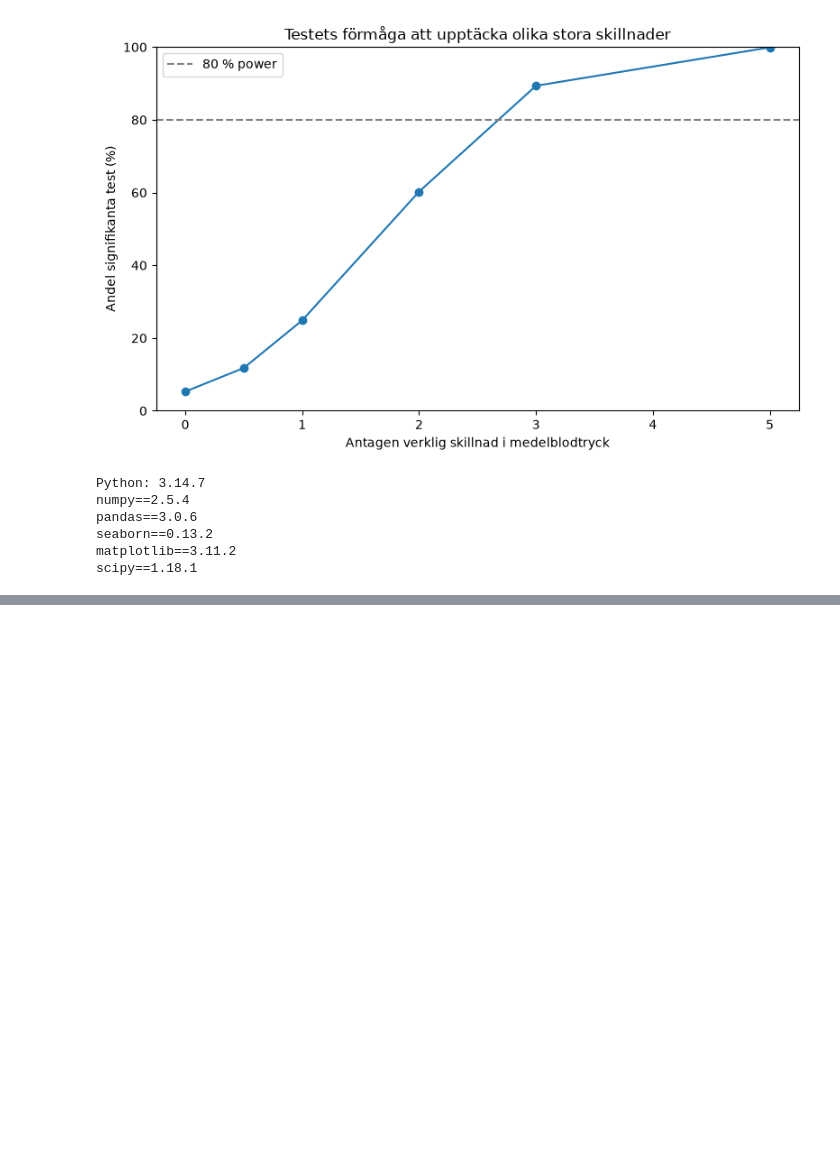
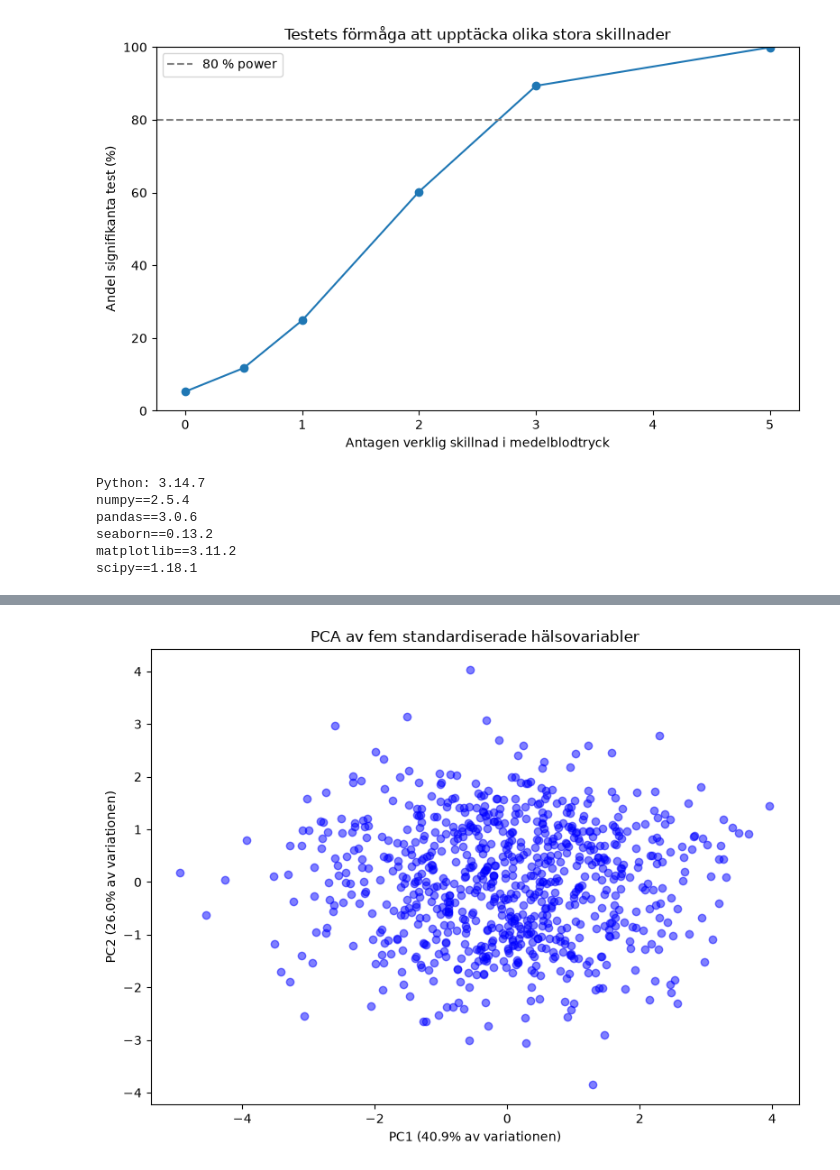
Before and after one commit to VicluUiB/statistisk-analys-halsodata_VictorLundstr-m, a Jupyter notebook: analys.ipynb, the cells around one changed output, grey strips where cells are left out. Drawn from its saved outputs; the diff is of its cells as text; code cells hidden in the pictures; blank space fills up the shorter version.

```diff
--- a/analys.ipynb
+++ b/analys.ipynb
@@ -643,0 +793,13 @@ scipy==1.18.1
+# %%
+pca_columns = [
+    "age", "height", "weight", "systolic_bp", "cholesterol"
+]
+
+pca_result = analyzer.pca(pca_columns)
+
+pca_standardized = pca_result["standardized"]
+
+pd.DataFrame({
+    "mean": pca_standardized.mean(),
+    "std": pca_standardized.std(ddof=1)
+}).round(3)
@@ -643,0 +913,20 @@ scipy==1.18.1
+# %%
+pca_scores = pca_result["scores"]
+
+plt.figure(figsize=(8, 6))
+
+plt.scatter(
+    pca_scores["PC1"],
+    pca_scores["PC2"],
+    color="blue",
+    alpha=0.5
+)
+
+plt.xlabel(f"PC1 ({explained_ratio[0]:.1%} av variationen)")
+plt.ylabel(f"PC2 ({explained_ratio[1]:.1%} av variationen)")
+plt.title("PCA av fem standardiserade hälsovariabler")
+
+plt.tight_layout()
+plt.show()
+# %% [output]
+[figure, added]
```
Also changed, not shown: parts of 33 cells of this notebook, 1 other file.
